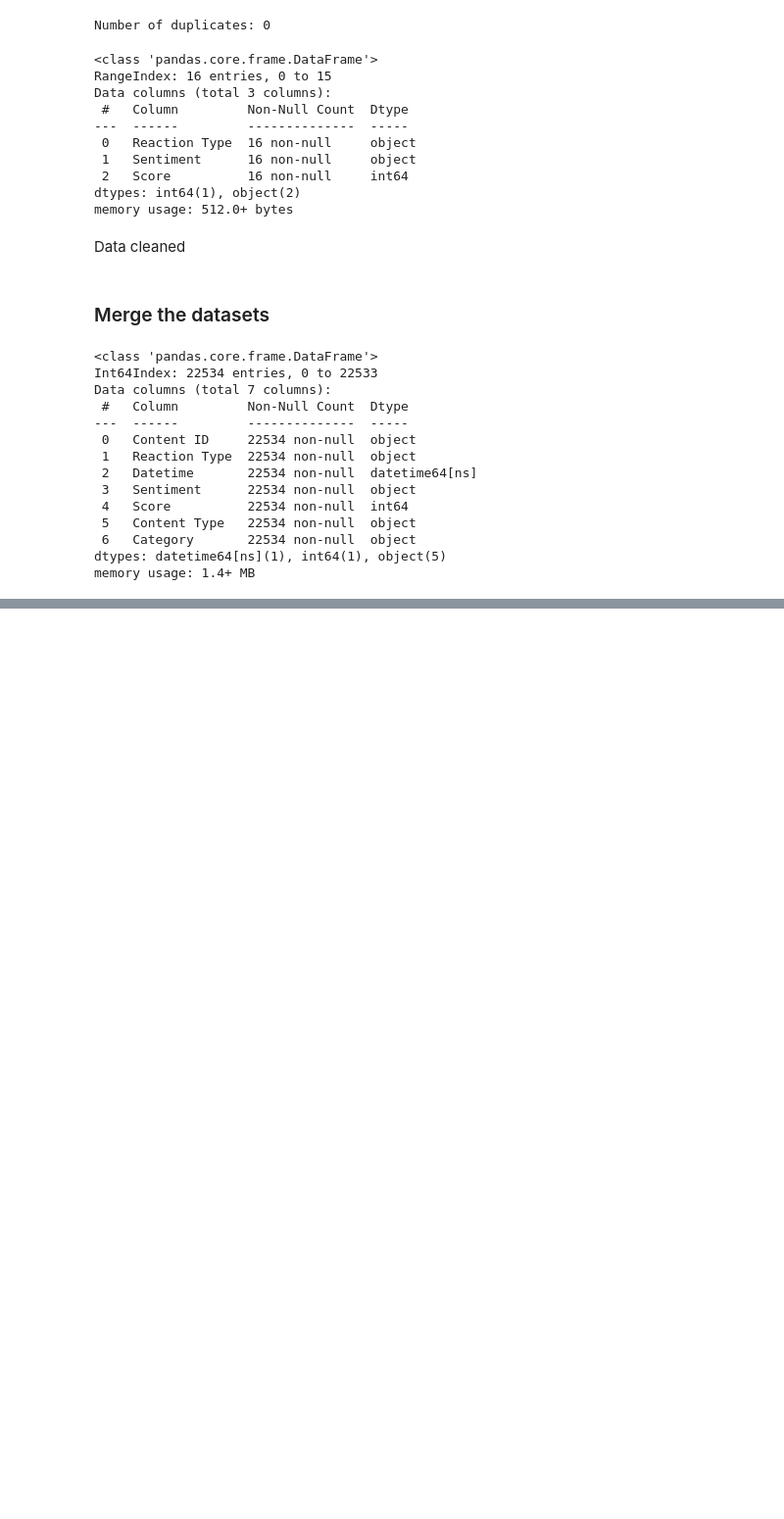
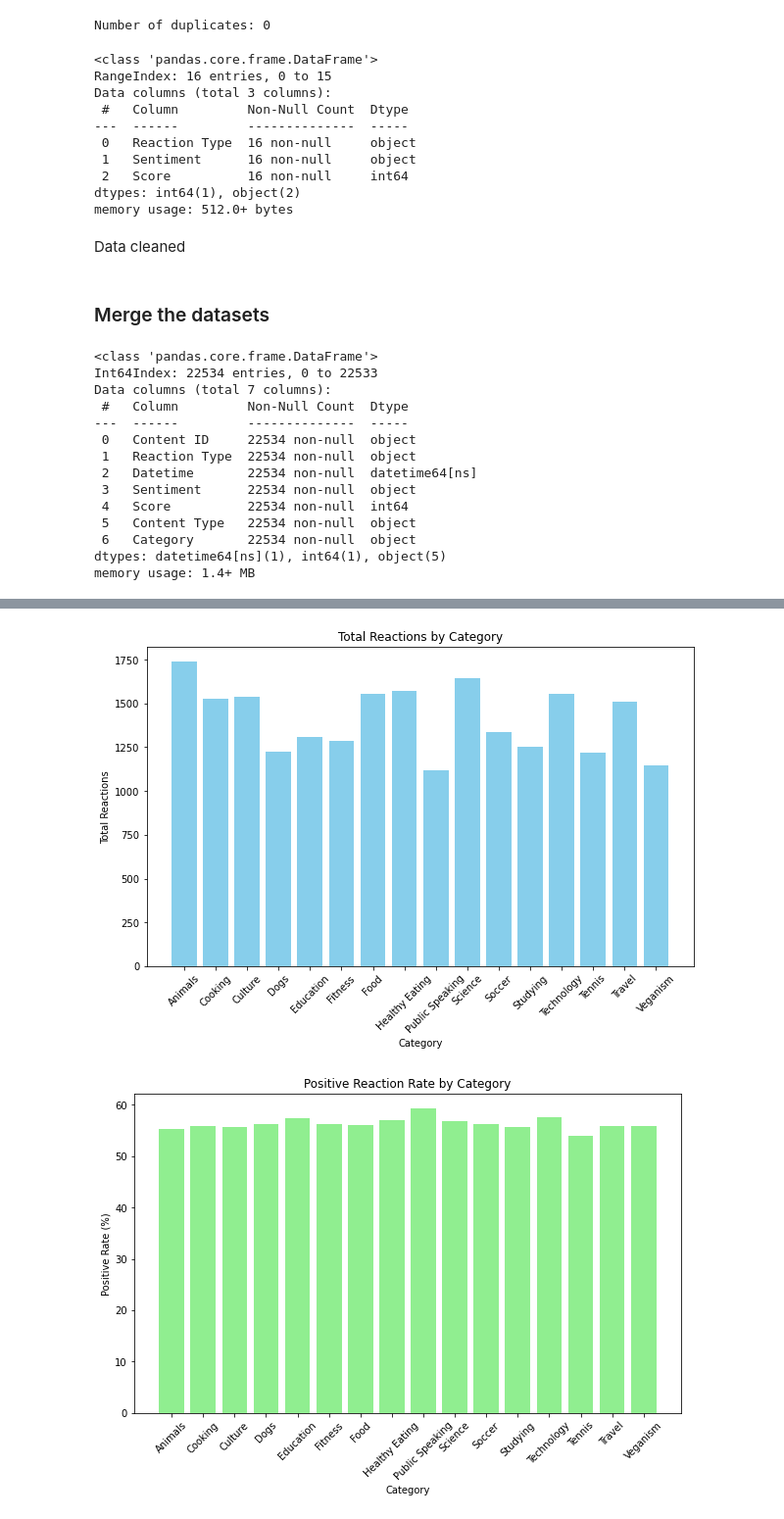
Before and after one commit to Oladk/Accenture-Content-Data-analysis, a Jupyter notebook: Accenture Content Data Analysis.ipynb, the cells around one changed output, grey strips where cells are left out. Shown at 98% size. Drawn from its saved outputs; the diff is of its cells as text; code cells hidden in the pictures; blank space fills up the shorter version.

```diff
--- a/Accenture Content Data Analysis.ipynb
+++ b/Accenture Content Data Analysis.ipynb
@@ -325,0 +341,11 @@ reaction_data.to_csv('./clean_data.csv')
+# %%
+# Count total reactions per category
+reaction_counts = reaction_data.groupby('Category').size().reset_index(name='Total Reactions')
+# %%
+# Count positive reactions per category
+positive_reactions = reaction_data[reaction_data['Sentiment'] == 'Positive'].groupby('Category').size().reset_index(name='Positive Reactions')
+
+# Merge with total reactions
+reaction_analysis = pd.merge(reaction_counts, positive_reactions, on='Category', how='left')
+reaction_analysis['Positive Rate'] = (reaction_analysis['Positive Reactions'] / reaction_analysis['Total Reactions']) * 100
+print(reaction_analysis)
@@ -325,0 +394,21 @@ reaction_data.to_csv('./clean_data.csv')
+# %%
+# Bar plot for total reactions
+plt.figure(figsize=(10, 6))
+plt.bar(reaction_analysis['Category'], reaction_analysis['Total Reactions'], color='skyblue')
+plt.title('Total Reactions by Category')
+plt.xlabel('Category')
+plt.ylabel('Total Reactions')
+plt.xticks(rotation=45)
+plt.show()
+
+# Bar plot for positive rate
+plt.figure(figsize=(10, 6))
+plt.bar(reaction_analysis['Category'], reaction_analysis['Positive Rate'], color='lightgreen')
+plt.title('Positive Reaction Rate by Category')
+plt.xlabel('Category')
+plt.ylabel('Positive Rate (%)')
+plt.xticks(rotation=45)
+plt.show()
+# %% [output]
+[figure, added]
+[figure, added]
```
Also changed, not shown: parts of 19 cells of this notebook.
